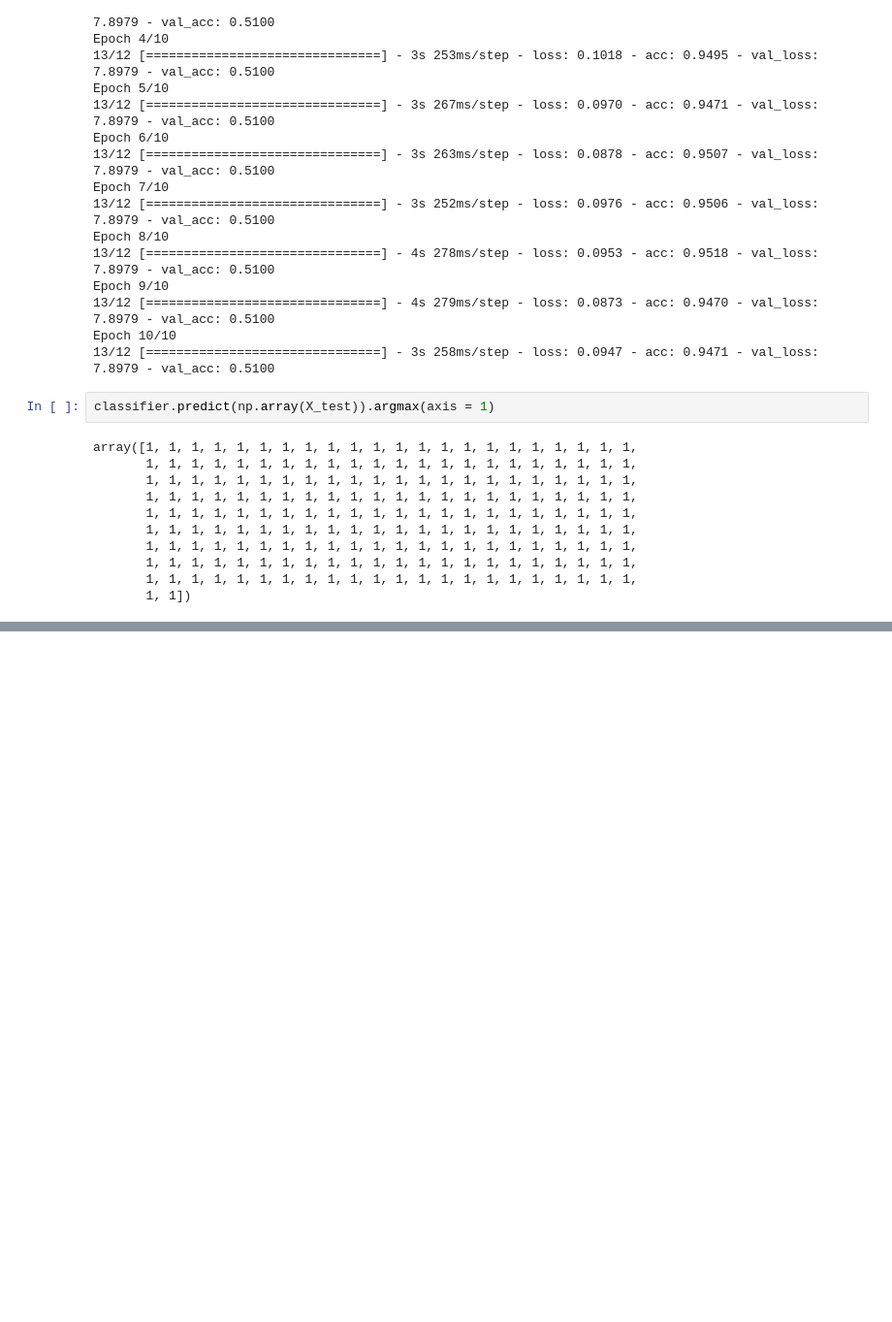
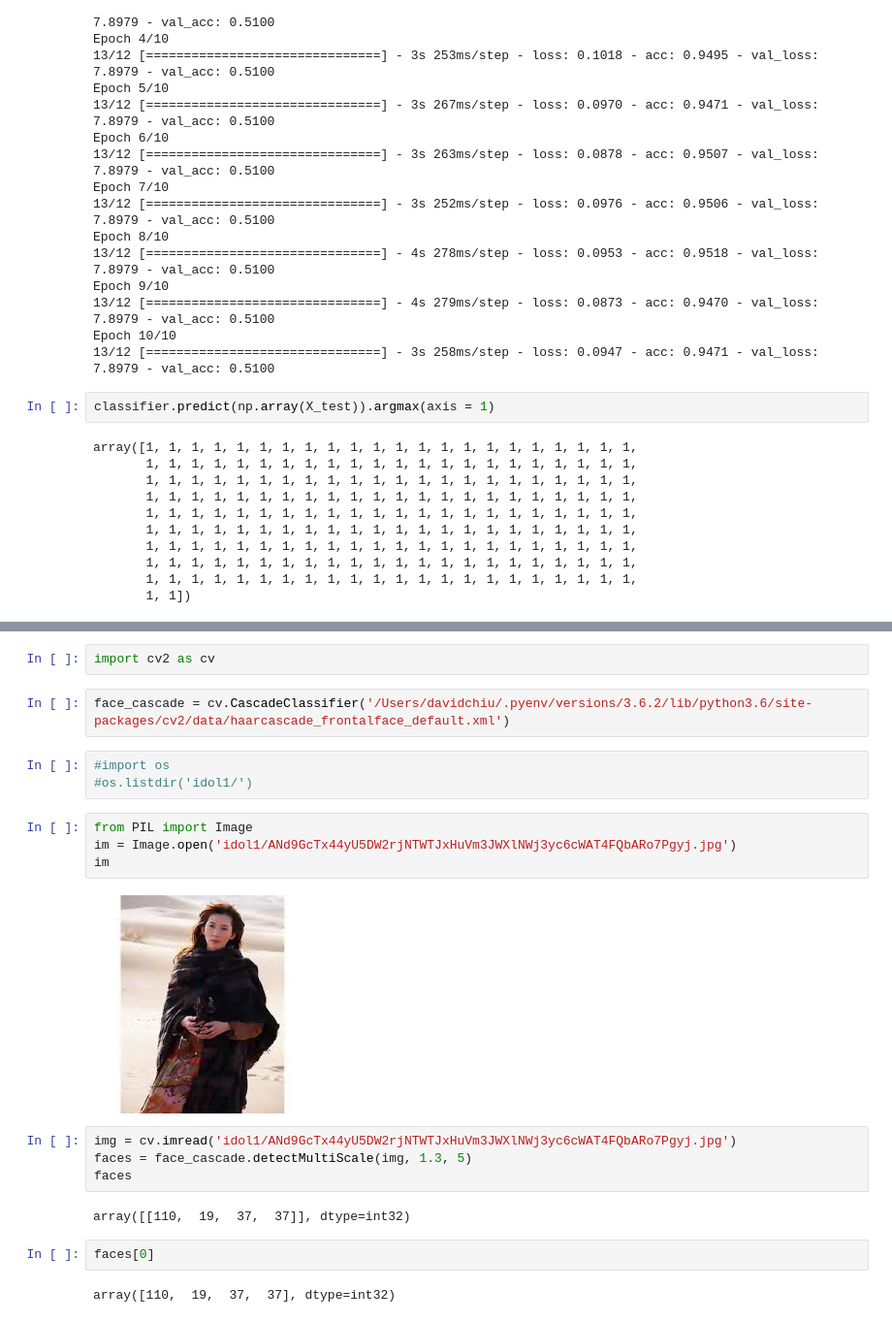
Before and after one commit to ywchiu/cdc_course, a Jupyter notebook: Demo20190703.ipynb, the cells around one changed output, grey strips where cells are left out. Shown at 97% size. Saved outputs shown, nothing was run; the diff lists cells and outputs as text; blank space fills up the shorter version.

```diff
--- a/Demo20190703.ipynb
+++ b/Demo20190703.ipynb
@@ -258,0 +303,23 @@ array([1, 1, 1, 1, 1, 1, 1, 1, 1, 1, 1, 1, 1, 1, 1, 1, 1, 1, 1, 1, 1, 1,
+# %%
+import cv2 as cv
+# %%
+face_cascade = cv.CascadeClassifier('/Users/davidchiu/.pyenv/versions/3.6.2/lib/python3.6/site-packages/cv2/data/haarcascade_frontalface_default.xml')
+# %%
+#import os
+#os.listdir('idol1/')
+# %%
+from PIL import Image
+im = Image.open('idol1/ANd9GcTx44yU5DW2rjNTWTJxHuVm3JWXlNWj3yc6cWAT4FQbARo7Pgyj.jpg')
+im
+# %% [output]
+[figure, added]
+# %%
+img = cv.imread('idol1/ANd9GcTx44yU5DW2rjNTWTJxHuVm3JWXlNWj3yc6cWAT4FQbARo7Pgyj.jpg')
+faces = face_cascade.detectMultiScale(img, 1.3, 5)
+faces
+# %% [output]
+array([[110,  19,  37,  37]], dtype=int32)
+# %%
+faces[0]
+# %% [output]
+array([110,  19,  37,  37], dtype=int32)
```
Also changed, not shown: parts of 33 cells of this notebook.
